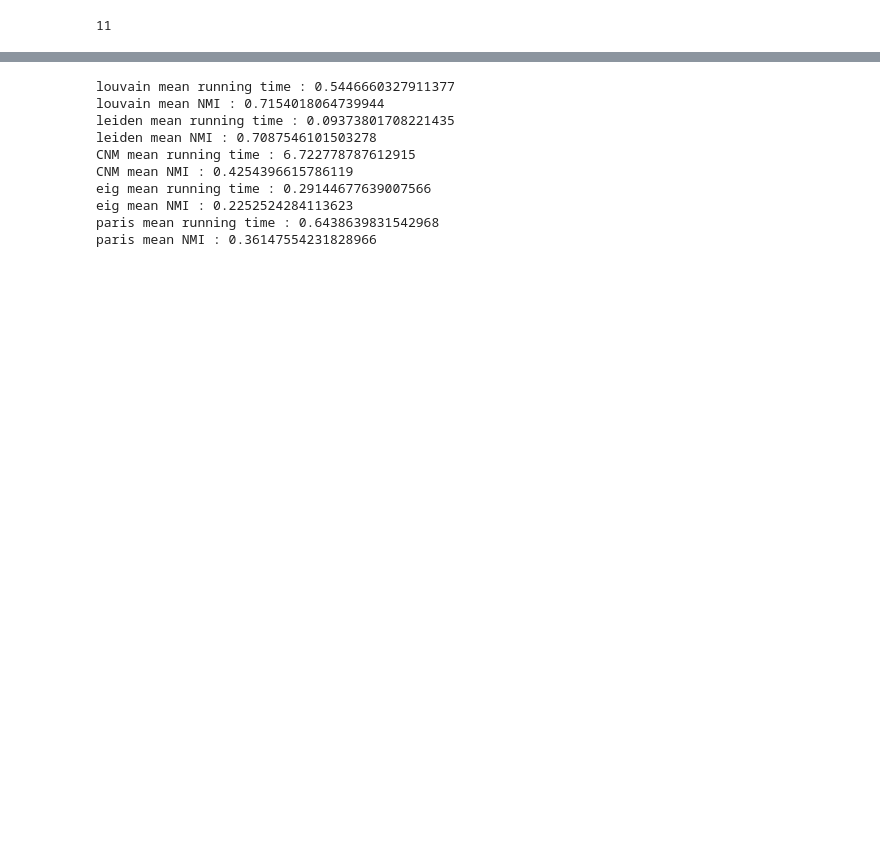
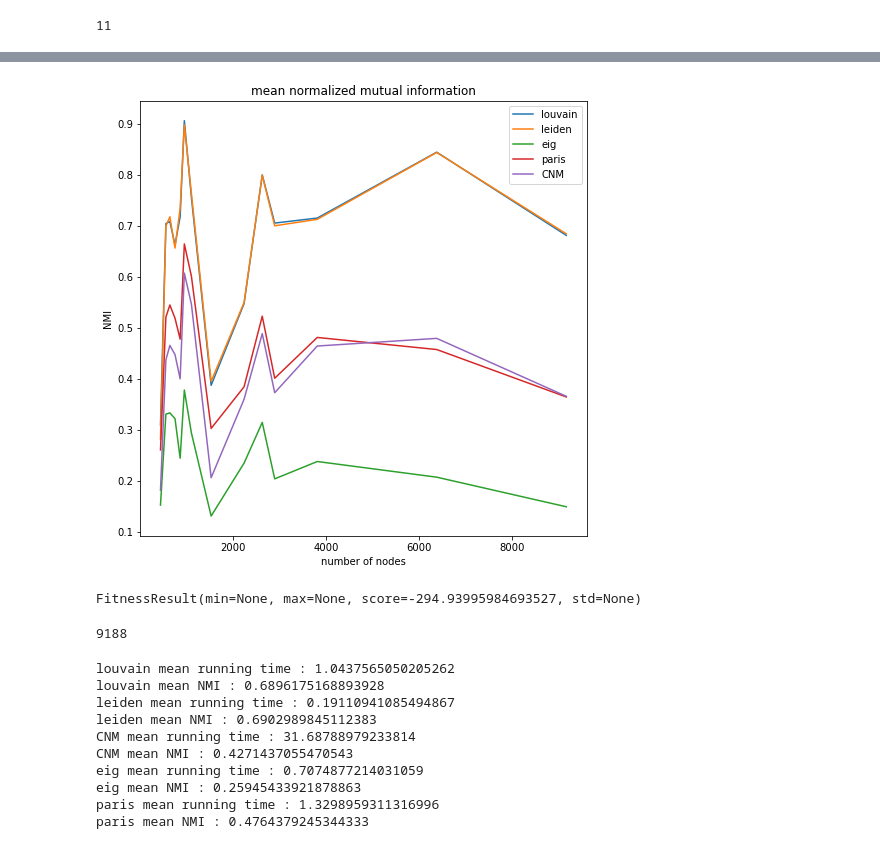
Before and after one commit to sajjadGG/Community-Detection-Task, a Jupyter notebook: Explore.ipynb, the cells around one changed output, grey strips where cells are left out. Cells and saved outputs as stored; diff of their text form; code cells hidden in the pictures; blank space fills up the shorter version.

```diff
--- a/Explore.ipynb
+++ b/Explore.ipynb
@@ -386,0 +355,36 @@ for ca in com_algs:
+# %%
+plt.figure(figsize=(8,8))
+plt.title(f"mean normalized mutual information")
+
+plt.xlabel('number of nodes')
+plt.ylabel('NMI')
+
+for ca in ['louvain' , 'leiden' , 'eig' , 'paris' , 'CNM']:
+    running_time_mean = []
+    running_time_std = []
+    nmi_mean = []
+    nmi_std = []
+    degree =[]
+    for i,me in enumerate(metric):
+
+        running_time_mean.append(np.mean([m[ca][1] for m in me]))
+
+        nmi_mean.append(np.mean([m[ca][0] for m in me]))
+
+        degree.append(np.mean([m for m in params[i]]))
+
+
+
+    plt.plot(degree,nmi_mean , label=ca)
+
+
+plt.legend(loc='best')
+plt.savefig(f"NMI.png")
+
+plt.show()
+# %% [output]
+[figure, added]
+# %%
+com_algs[ca][0].modularity_density()
+# %% [output]
+FitnessResult(min=None, max=None, score=-294.93995984693527, std=None)
@@ -387,16 +393,25 @@ for ca in com_algs:
+# %%
+len(G.degree)
+# %% [output]
+9188
 # %%
 for ca in com_algs:
-    print(f"{ca} mean running time : {np.mean([m[ca][1] for m in metric])}")
+    l =[]
+    ll = []
+    for me in metric[:]:
+        l+=[m[ca][1] for m in me]
+        ll+=[m[ca][0] for m in me]
+    print(f"{ca} mean running time : {np.mean(l)}")
 
-    print(f"{ca} mean NMI : {np.mean([m[ca][0] for m in metric[i:i+num_trails]])}")
+    print(f"{ca} mean NMI : {np.mean(ll)}")
 # %% [output]
-louvain mean running time : 0.5446660327911377
-louvain mean NMI : 0.7154018064739944
-leiden mean running time : 0.09373801708221435
-leiden mean NMI : 0.7087546101503278
-CNM mean running time : 6.722778787612915
-CNM mean NMI : 0.4254396615786119
-eig mean running time : 0.29144677639007566
-eig mean NMI : 0.2252524284113623
-paris mean running time : 0.6438639831542968
-paris mean NMI : 0.36147554231828966
+louvain mean running time : 1.0437565050205262
+louvain mean NMI : 0.6896175168893928
+leiden mean running time : 0.19110941085494867
+leiden mean NMI : 0.6902989845112383
+CNM mean running time : 31.68788979233814
+CNM mean NMI : 0.4271437055470543
+eig mean running time : 0.7074877214031059
+eig mean NMI : 0.25945433921878863
+paris mean running time : 1.3298959311316996
+paris mean NMI : 0.4764379245344333
```
Also changed, not shown: parts of 32 cells of this notebook, 8 other files.
